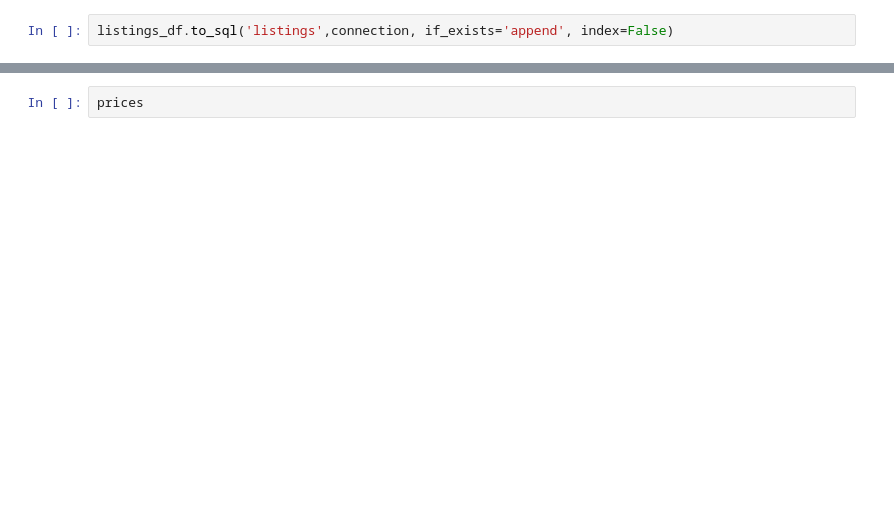
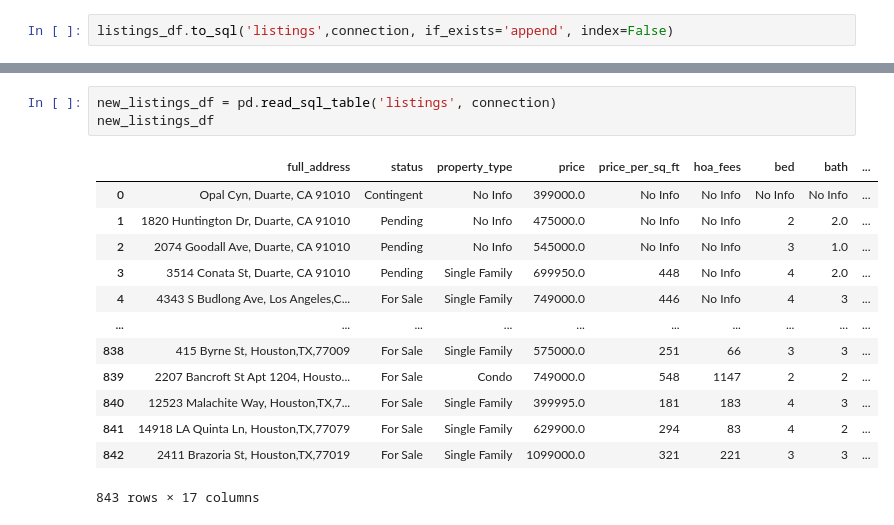
Before and after one commit to kevogil/real-estate-web-scrape, a Jupyter notebook: Listings.ipynb, the cells around one changed output, grey strips where cells are left out. Saved outputs shown, nothing was run; the diff lists cells and outputs as text; blank space fills up the shorter version.

```diff
--- a/Listings.ipynb
+++ b/Listings.ipynb
@@ -138,2 +281,17 @@ listings_df.head()
-# %%
-prices
+# %%
+new_listings_df = pd.read_sql_table('listings', connection)
+new_listings_df
+# %% [output]
+|  | full_address | status | property_type | price | price_per_sq_ft | hoa_fees | bed | bath | ... |
+| 0 | Opal Cyn, Duarte, CA 91010 | Contingent | No Info | 399000.0 | No Info | No Info | No Info | No Info | ... |
+| 1 | 1820 Huntington Dr, Duarte, CA 91010 | Pending | No Info | 475000.0 | No Info | No Info | 2 | 2.0 | ... |
+| 2 | 2074 Goodall Ave, Duarte, CA 91010 | Pending | No Info | 545000.0 | No Info | No Info | 3 | 1.0 | ... |
+| 3 | 3514 Conata St, Duarte, CA 91010 | Pending | Single Family | 699950.0 | 448 | No Info | 4 | 2.0 | ... |
+| 4 | 4343 S Budlong Ave, Los Angeles,C... | For Sale | Single Family | 749000.0 | 446 | No Info | 4 | 3 | ... |
+| ... | ... | ... | ... | ... | ... | ... | ... | ... | ... |
+| 838 | 415 Byrne St, Houston,TX,77009 | For Sale | Single Family | 575000.0 | 251 | 66 | 3 | 3 | ... |
+| 839 | 2207 Bancroft St Apt 1204, Housto... | For Sale | Condo | 749000.0 | 548 | 1147 | 2 | 2 | ... |
+| 840 | 12523 Malachite Way, Houston,TX,7... | For Sale | Single Family | 399995.0 | 181 | 183 | 4 | 3 | ... |
+| 841 | 14918 LA Quinta Ln, Houston,TX,77079 | For Sale | Single Family | 629900.0 | 294 | 83 | 4 | 2 | ... |
+| 842 | 2411 Brazoria St, Houston,TX,77019 | For Sale | Single Family | 1099000.0 | 321 | 221 | 3 | 3 | ... |
+843 rows × 17 columns
```
Also changed, not shown: parts of 15 cells of this notebook, 3 other files.
